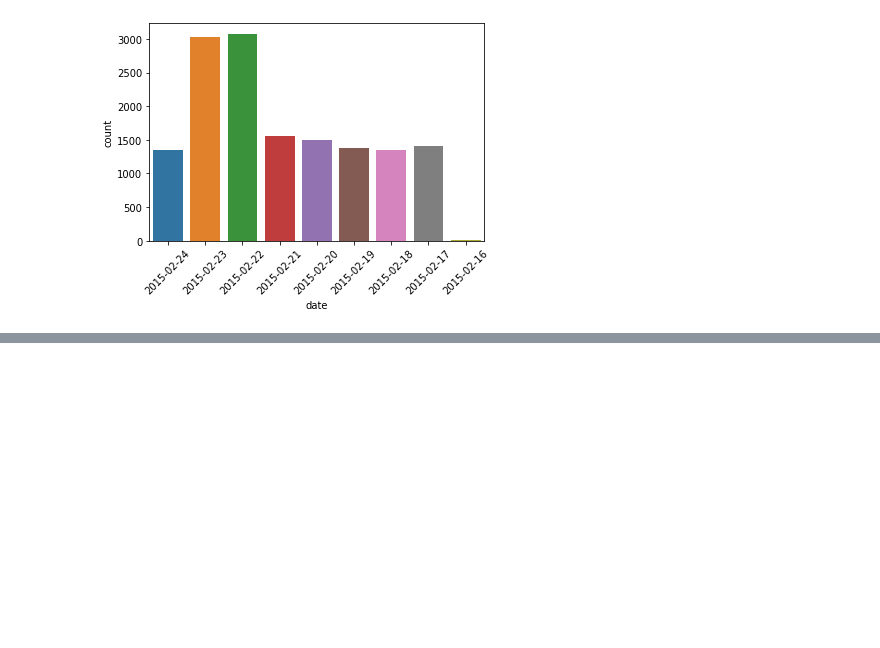
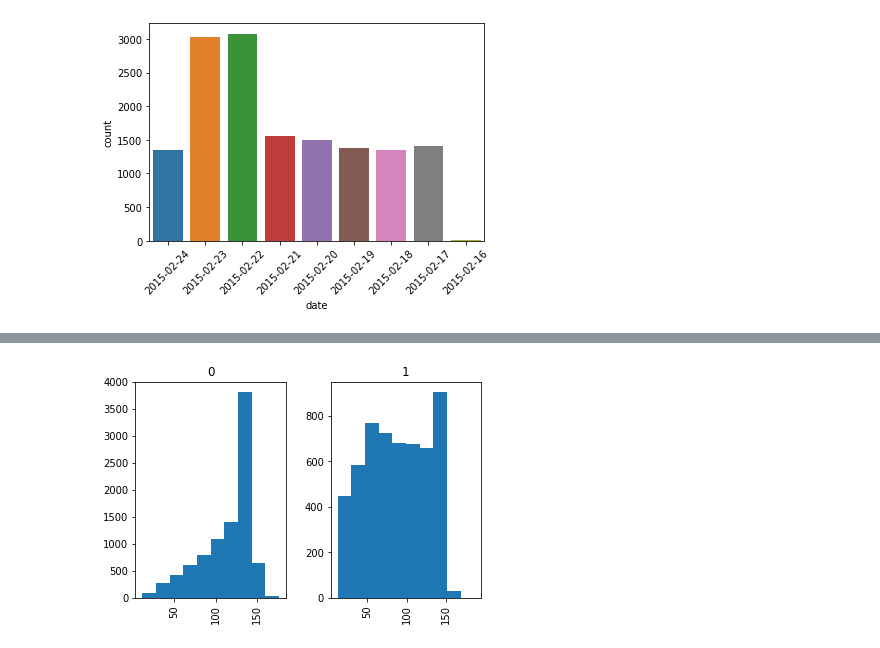
Before and after one commit to willjdew/Airline-Twitter-Sentiment, a Jupyter notebook: notebooks/Twitter_US_Airline_ Sentiment.ipynb, the cells around one changed output, grey strips where cells are left out. Cells and saved outputs as stored; diff of their text form; code cells hidden in the pictures; blank space fills up the shorter version.

```diff
--- a/notebooks/Twitter_US_Airline_ Sentiment.ipynb
+++ b/notebooks/Twitter_US_Airline_ Sentiment.ipynb
@@ -209,0 +228,6 @@ Name: day, dtype: int64
+# %%
+df_1['tweet_char_len'] = df_1['text'].str.len()
+# %%
+df_1.hist(column='tweet_char_len', by='sentiment_binary');
+# %% [output]
+[figure, added]
```
Also changed, not shown: parts of 20 cells of this notebook.
